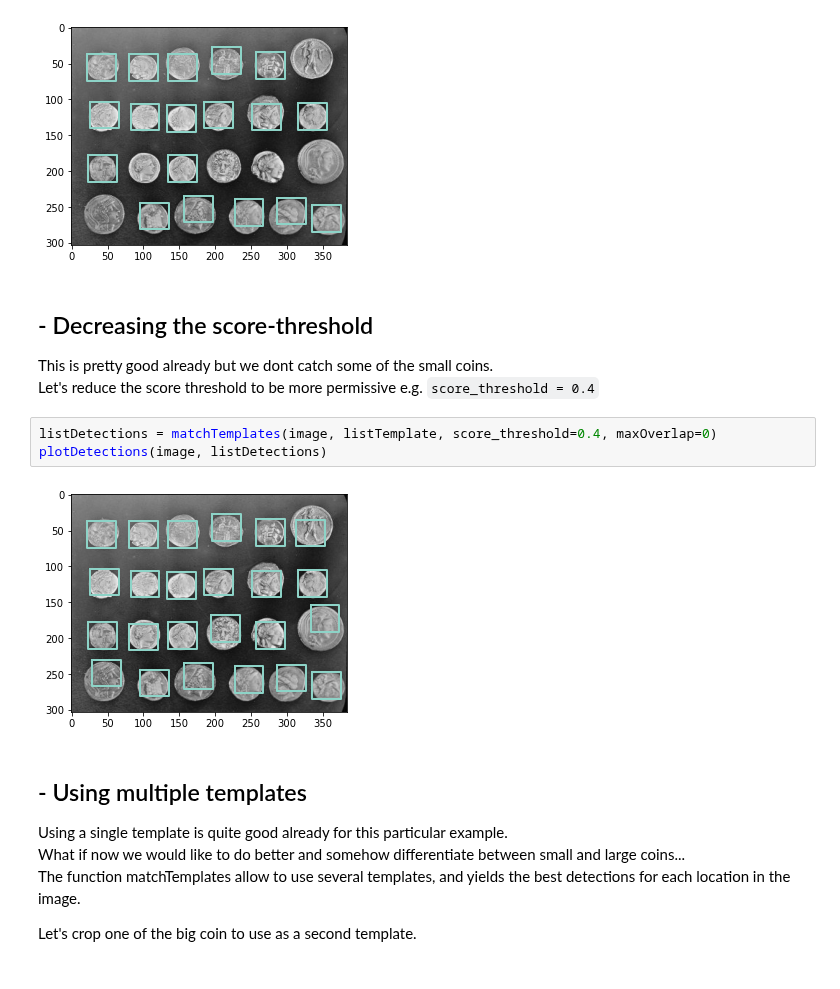
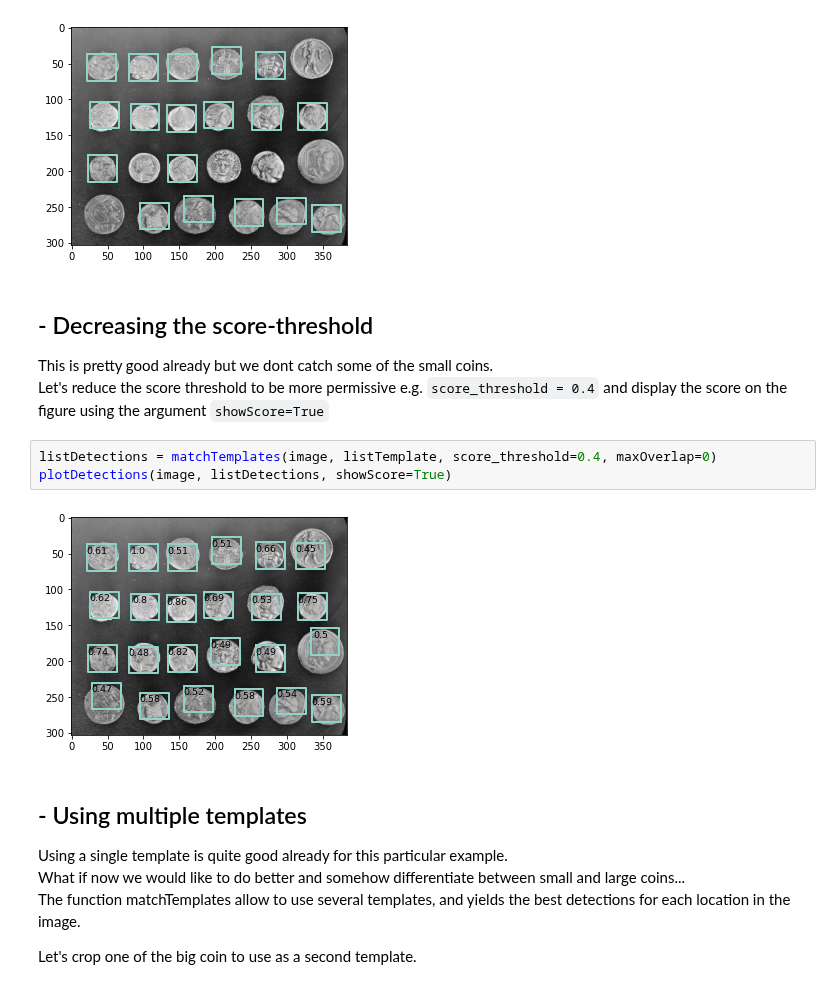
Before and after one commit to multi-template-matching/MultiTemplateMatching-Python, a Jupyter notebook: tutorials/Tutorial1-Introduction.ipynb, the cells around one changed output. Cells and saved outputs as stored; diff of their text form.

Commit message:
Added showScore argument in plotdetection
Also added use case in Tutorial 1

```diff
--- a/tutorials/Tutorial1-Introduction.ipynb
+++ b/tutorials/Tutorial1-Introduction.ipynb
@@ -124,12 +124,12 @@ plotDetections(image, listDetections)
 # %% [markdown]
 ## - Decreasing the score-threshold
 This is pretty good already but we dont catch some of the small coins.
-Let's reduce the score threshold to be more permissive e.g. `score_threshold = 0.4`
+Let's reduce the score threshold to be more permissive e.g. `score_threshold = 0.4` and display the score on the figure using the argument `showScore=True`
 # %%
 listDetections = matchTemplates(image, listTemplate, score_threshold=0.4, maxOverlap=0)
-plotDetections(image, listDetections)
+plotDetections(image, listDetections, showScore=True)
 # %% [output]
-[figure, old version]
+[figure, new version]
 # %% [markdown]
 ## - Using multiple templates
 Using a single template is quite good already for this particular example.
```
Also changed, not shown: 1 other file.
